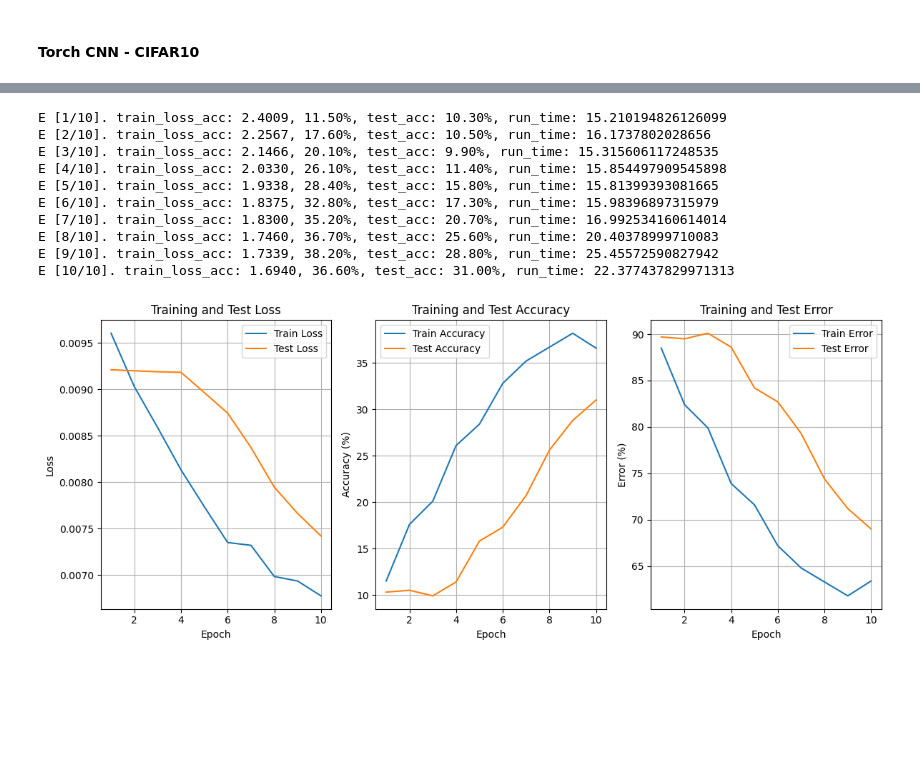
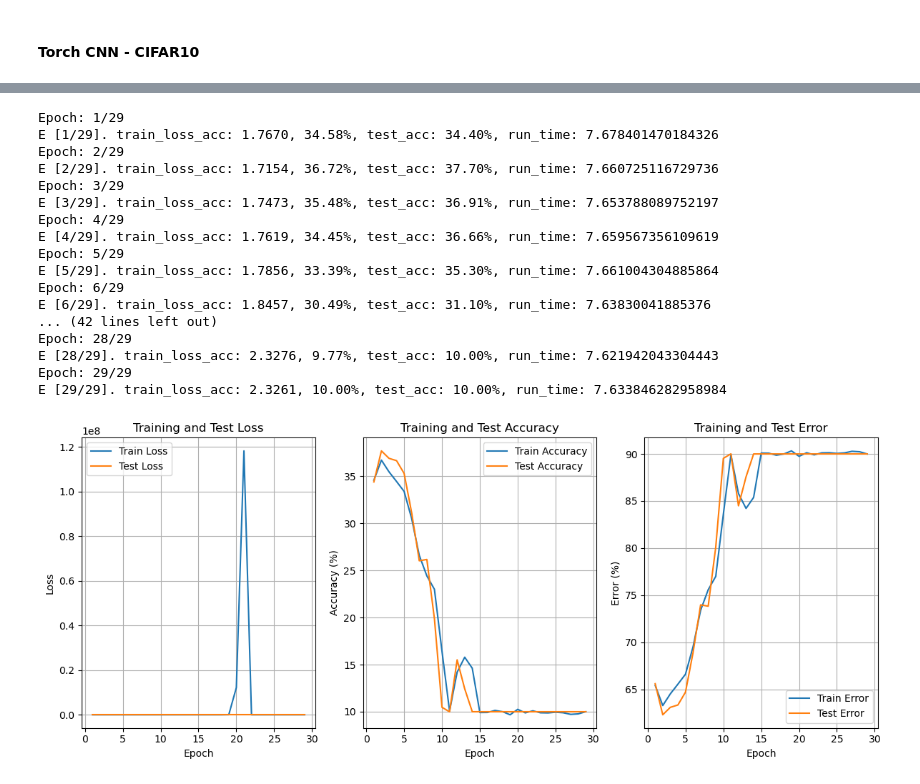
Before and after one commit to tuanna712/2025_IndepStudy, a Jupyter notebook: CNNs/run_fista.ipynb, the cells around one changed output, grey strips where cells are left out. Drawn from its saved outputs; the diff is of its cells as text; code cells hidden in the pictures; blank space fills up the shorter version.

```diff
--- a/CNNs/run_fista.ipynb
+++ b/CNNs/run_fista.ipynb
@@ -97,35 +102,36 @@ def evaluate_model(model, criterion, test_loader=test_loader):
 # %%
 import time
 from optim.fista import FISTA, soft_thresholding
-LAMBDA_L1 = 0.001 # Regularization strength for L1
-STEP_SIZE = 0.01  # Learning rate for FISTA
+from models import SimpleCNN
 
-def modeling(n_epochs=15):
-    model = CNN().to(device)
+def modeling(n_epochs=100, lr=0.01, lambda_l1=5, threshold=90):
+    model = SimpleCNN().to(device)
     criterion = nn.CrossEntropyLoss()
     def fista_prox_op(x, lr):
-        return soft_thresholding(x, threshold=lr * LAMBDA_L1)
-    optimizer = FISTA(model.parameters(), lr=STEP_SIZE, prox_op=fista_prox_op)
+        return soft_thresholding(x, threshold=lr * lambda_l1)
+    optimizer = FISTA(model.parameters(), lr=lr, prox_op=fista_prox_op)
 
     train_losses, test_losses, train_errs, test_errs, train_accs, test_accs, run_times = [], [], [], [], [], [], []
 
-    for epoch in range(n_epochs):
+    for i, epoch in enumerate(range(n_epochs)):
+        print(f"Epoch: {i+1}/{n_epochs}")
         model.train()
         total_train, _train_err, _train_acc, running_loss, run_time = 0, 0, 0, 0.0, 0
         _start = time.time()
 
         for i, (images, labels) in enumerate(train_loader):
             images, labels = images.to(device), labels.to(device)
+
             # Forward
             optimizer.zero_grad()
             outputs = model(images)
             loss = criterion(outputs, labels)
+
             # Backward
             loss.backward()
             optimizer.step()
 
             running_loss += loss.item()
-
             # Training accuracy
             _, predicted = torch.max(outputs.data, 1)
             total_train += labels.size(0)
@@ -151,27 +157,47 @@ def modeling(n_epochs=15):
         if epoch % 1 == 0:
             print(f'E [{epoch+1}/{n_epochs}]. train_loss_acc: {running_loss / len(train_loader):.4f}, {epoch_train_acc:.2f}%, '
                     f'test_acc: {test_acc:.2f}%, run_time: {run_time}')
+        if epoch_train_acc >= threshold:
+            print(f"Early stopping at epoch {epoch+1} with train error {epoch_train_err:.2f}%")
+            break
     return train_losses, test_losses, train_errs, test_errs, train_accs, test_accs, run_times
 # %%
+import numpy as np
 from plot import metrics_plot
-n_epochs = 10
-n_step = 1
-train_losses, test_losses, train_errs, test_errs, train_accs, test_accs, run_times = modeling(n_epochs=n_epochs)
-# save_path = 'metrics'
-# save_performance(save_path,
-#                  train_losses, test_losses, train_errs,
-#                  test_errs, train_accs, test_accs, run_times, n_step=n_step,
-#                  )
-metrics_plot(n_epochs, train_losses, test_losses, train_accs, test_accs, train_errs, test_errs)
+
+n_epochs = 29
+threshold = 90
+lr = 0.01
+lambda_l1 = 0.001
+
+train_losses, test_losses, train_errs, test_errs, train_accs, test_accs, run_times = modeling(n_epochs=n_epochs,
+                                                                                          lr=lr,
+                                                                                          lambda_l1=lambda_l1,
+                                                                                          threshold=threshold,
+                                                                                         )
+save_path = f'epoch_scores'
+save_performance(save_path,
+                 train_losses, test_losses, train_errs,
+                 test_errs, train_accs, test_accs, run_times, n_step=lr,
+                 )
+actual_nepochs = len(train_losses)
+metrics_plot(actual_nepochs, train_losses, test_losses, train_accs, test_accs, train_errs, test_errs)
 # %% [output]
-E [1/10]. train_loss_acc: 2.4009, 11.50%, test_acc: 10.30%, run_time: 15.210194826126099
-E [2/10]. train_loss_acc: 2.2567, 17.60%, test_acc: 10.50%, run_time: 16.1737802028656
-E [3/10]. train_loss_acc: 2.1466, 20.10%, test_acc: 9.90%, run_time: 15.315606117248535
-E [4/10]. train_loss_acc: 2.0330, 26.10%, test_acc: 11.40%, run_time: 15.854497909545898
-E [5/10]. train_loss_acc: 1.9338, 28.40%, test_acc: 15.80%, run_time: 15.81399393081665
-E [6/10]. train_loss_acc: 1.8375, 32.80%, test_acc: 17.30%, run_time: 15.98396897315979
-E [7/10]. train_loss_acc: 1.8300, 35.20%, test_acc: 20.70%, run_time: 16.992534160614014
-E [8/10]. train_loss_acc: 1.7460, 36.70%, test_acc: 25.60%, run_time: 20.40378999710083
-E [9/10]. train_loss_acc: 1.7339, 38.20%, test_acc: 28.80%, run_time: 25.45572590827942
-E [10/10]. train_loss_acc: 1.6940, 36.60%, test_acc: 31.00%, run_time: 22.377437829971313
+Epoch: 1/29
+E [1/29]. train_loss_acc: 1.7670, 34.58%, test_acc: 34.40%, run_time: 7.678401470184326
+Epoch: 2/29
+E [2/29]. train_loss_acc: 1.7154, 36.72%, test_acc: 37.70%, run_time: 7.660725116729736
+Epoch: 3/29
+E [3/29]. train_loss_acc: 1.7473, 35.48%, test_acc: 36.91%, run_time: 7.653788089752197
+Epoch: 4/29
+E [4/29]. train_loss_acc: 1.7619, 34.45%, test_acc: 36.66%, run_time: 7.659567356109619
+Epoch: 5/29
+E [5/29]. train_loss_acc: 1.7856, 33.39%, test_acc: 35.30%, run_time: 7.661004304885864
+Epoch: 6/29
+E [6/29]. train_loss_acc: 1.8457, 30.49%, test_acc: 31.10%, run_time: 7.63830041885376
+... (42 lines left out)
+Epoch: 28/29
+E [28/29]. train_loss_acc: 2.3276, 9.77%, test_acc: 10.00%, run_time: 7.621942043304443
+Epoch: 29/29
+E [29/29]. train_loss_acc: 2.3261, 10.00%, test_acc: 10.00%, run_time: 7.633846282958984
-[figure, old version]
+[figure, new version]
```
Also changed, not shown: parts of 2 cells of this notebook, 3 other files.
